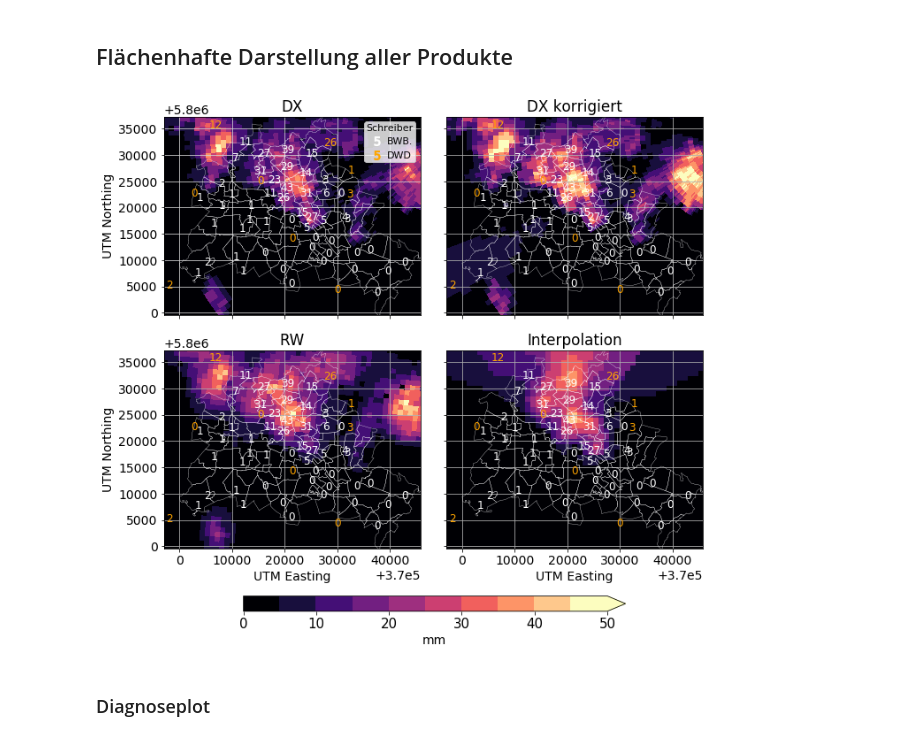
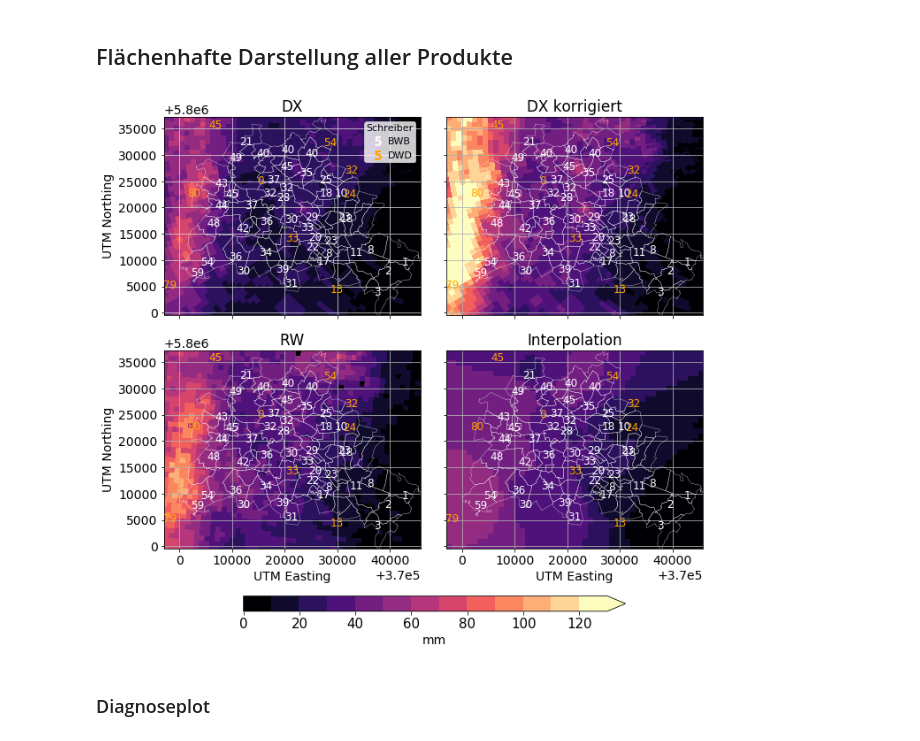
Before and after one commit to heistermann/rain-in-berlin, a Jupyter notebook: berlin_reanalysis-2019.ipynb, the cells around one changed output. Cells and saved outputs as stored; diff of their text form; code cells hidden in the pictures.

Commit message:
update text and figures in docs

```diff
--- a/berlin_reanalysis-2019.ipynb
+++ b/berlin_reanalysis-2019.ipynb
@@ -210,9 +210,9 @@ for rad in np.arange(1,7)*10000:
 #                               circle={'edgecolor': 'blue', "linewidth": 1., "linestyle":"-"})
 ax.plot([], [], ms=0, color="black", ls="--", label="Radarkreise (10-60 km)")
 #cb = plt.colorbar(pm, shrink=0.5)
-wradlib.vis.add_lines(ax, borders, color='black', lw=1)
-plt.plot(gauges.x, gauges.y, "go", markerfacecolor="tab:blue", mec="tab:blue", label="Regenschr. (BWB)")
-plt.plot(dwdg.x, dwdg.y, "go", markerfacecolor="tab:orange", mec="tab:orange", label="Regenschr. (DWD)")
+wradlib.vis.add_lines(ax, borders, color='black', lw=0.7)
+plt.plot(gauges.x, gauges.y, "go", markerfacecolor="None", mec="tab:blue", mew=2, label="Regenschr. (BWB)")
+plt.plot(dwdg.x, dwdg.y, "go", markerfacecolor="None", mec="tab:orange", mew=2, label="Regenschr. (DWD)")
 #for i in range(len(gauges)):
 #    plt.text(gauges.x[i], gauges.y[i], gauges.name[i][:5], horizontalalignment="left", color="red")
 
@@ -244,6 +244,6 @@ plt.savefig("docs/events/setup.png", dpi=300, bbox_inches="tight")
 # %%
-starts = ["2019-06-06 12:00:00", "2019-06-11 19:00:00", "2019-07-20 19:00:00", "2019-07-29 14:00:00", "2019-07-31 16:00:00", "2019-08-02 13:00:00"]
-ends   = ["2019-06-06 21:00:00", "2019-06-12 03:00:00", "2019-07-21 00:00:00", "2019-07-29 18:00:00", "2019-07-31 20:00:00", "2019-08-02 17:00:00"]
+starts = ["2019-06-06 12:00:00", "2019-06-11 19:00:00", "2019-07-20 20:00:00", "2019-07-29 14:00:00", "2019-07-31 16:00:00", "2019-08-02 13:00:00"]
+ends   = ["2019-06-06 21:00:00", "2019-06-12 02:00:00", "2019-07-20 23:00:00", "2019-07-29 17:00:00", "2019-07-31 20:00:00", "2019-08-02 16:00:00"]
 # %%
 plt.rc('font', **{'size'   : 12})
 
@@ -291,7 +287,7 @@ def proc_dx(dtimes, dxdirpattern):
                                                         b_max=0.7, b_min=0.65, n_b=6, gate_length=1.,
                                                         constraints=[wradlib.atten.constraint_dbz,
                                                                      wradlib.atten.constraint_pia],
-                                                        constraint_args=[[59.0], [10.0]])
+                                                        constraint_args=[[59.0], [15.0]])
     dxprec2 = h.dbz2depth(dbz + pia)
     print("")
     return(dxprec, dxprec2)
@@ -312,10 +308,16 @@ def proc_rw(dtimes, rwdirpattern):
     print("")
     return rwprec, dtimes_rw
 # %%
-eventix = 4
+eventix = 1
 dtimes = wradlib.util.from_to(starts[eventix], ends[eventix], 300)
 tmpg = gdata[starts[eventix]:ends[eventix]]
 tmpdwd = dwd[starts[eventix]:ends[eventix]]
+tmpdwdg = dwdg.copy()
+# deal with NaN
+for id in dwdg.index:
+    if len(np.where(np.isnan(tmpdwd[id]))[0]) > len(tmpdwd)*0.95:
+        tmpdwd = tmpdwd.drop([id], axis=1)
+        tmpdwdg = tmpdwdg.drop([id])
 # %%
 # Rain gauge indices for good and bad gauges
 # gix = np.array(gauges.flag=="")
@@ -423,7 +426,7 @@ linecolor = "white"
 
 cmap = plt.cm.magma#plt.cm.nipy_spectral
 
-bounds = np.arange(0, 55, 5)
+bounds = np.arange(0, 140, 10)
 lenmap = len(bounds) - 1
 colornums = [int(i*(cmap.N-1)/(lenmap-1)) for i in (np.arange(lenmap))]
 colors = [cmap(i) for i in colornums]
@@ -452,8 +455,8 @@ for i in gix:
     plt.text(gauges.x[i], gauges.y[i], "%d" % tmpg.sum()[i],
              horizontalalignment='center', verticalalignment='center',
              color="white", fontsize=12)
-for id in dwdg.index:
-    plt.text(dwdg.loc[id, "x"], dwdg.loc[id, "y"], "%d" % tmpdwd.sum()[id],
+for id in tmpdwdg.index:
+    plt.text(tmpdwdg.loc[id, "x"], tmpdwdg.loc[id, "y"], "%d" % tmpdwd.sum()[id],
              horizontalalignment='center', verticalalignment='center',
              color="orange", fontsize=12)
 plt.ticklabel_format(axis="x", useOffset=xoffset)
@@ -461,7 +464,7 @@ plt.ticklabel_format(axis="y", useOffset=yoffset)
 
 custom_lines = [Line2D([0], [0], marker="$5$", color="white", lw=0, ms=10),
                 Line2D([0], [0], marker="$5$", color="orange", lw=0, ms=10)]
-plt.legend(custom_lines, ['BWB.', 'DWD'], borderpad=0.2, handletextpad=0.1, fontsize=11,
+plt.legend(custom_lines, ['BWB', 'DWD'], borderpad=0.2, handletextpad=0.1, fontsize=11,
            title="Schreiber", title_fontsize=11)
 
 
@@ -482,8 +485,8 @@ for i in gix:
     plt.text(gauges.x[i], gauges.y[i], "%d" % tmpg.sum()[i],
              horizontalalignment='center', verticalalignment='center',
              color="white", fontsize=12)
-for id in dwdg.index:
-    plt.text(dwdg.loc[id, "x"], dwdg.loc[id, "y"], "%d" % tmpdwd.sum()[id],
+for id in tmpdwdg.index:
+    plt.text(tmpdwdg.loc[id, "x"], tmpdwdg.loc[id, "y"], "%d" % tmpdwd.sum()[id],
              horizontalalignment='center', verticalalignment='center',
              color="orange", fontsize=12)
 plt.ticklabel_format(axis="x", useOffset=xoffset)
@@ -506,8 +509,8 @@ for i in gix:
     plt.text(gauges.x[i], gauges.y[i], "%d" % tmpg.sum()[i],
              horizontalalignment='center', verticalalignment='center',
              color="white", fontsize=12)
-for id in dwdg.index:
-    plt.text(dwdg.loc[id, "x"], dwdg.loc[id, "y"], "%d" % tmpdwd.sum()[id],
+for id in tmpdwdg.index:
+    plt.text(tmpdwdg.loc[id, "x"], tmpdwdg.loc[id, "y"], "%d" % tmpdwd.sum()[id],
              horizontalalignment='center', verticalalignment='center',
              color="orange", fontsize=12)
 plt.ticklabel_format(axis="x", useOffset=xoffset)
@@ -521,36 +524,36 @@ ax.set_aspect("equal")
 pm = plt.pcolormesh(xtrg, ytrg, ip, cmap=listedcmap, norm=norm)
 wradlib.vis.add_lines(ax, borders, color=linecolor, lw=0.3)
 plt.grid()
 plt.xlabel("UTM Easting")#, fontsize=fontsize)
 #plt.ylabel("UTM Northing")
 #plt.xlim(bbox[0], bbox[1])
 #plt.ylim(bbox[2], bbox[3])
 plt.title("Interpolation")#, fontsize=fontsize)
 for i in gix:
     plt.text(gauges.x[i], gauges.y[i], "%d" % tmpg.sum()[i],
              horizontalalignment='center', verticalalignment='center',
              color="white", fontsize=12)
-for id in dwdg.index:
-    plt.text(dwdg.loc[id, "x"], dwdg.loc[id, "y"], "%d" % tmpdwd.sum()[id],
+for id in tmpdwdg.index:
+    plt.text(tmpdwdg.loc[id, "x"], tmpdwdg.loc[id, "y"], "%d" % tmpdwd.sum()[id],
              horizontalalignment='center', verticalalignment='center',
              color="orange", fontsize=12)
 ## Good gages which are in fact bad
 #bgix = np.where(np.array(gdata.sum()[gix]) < 20.)[0]
 #for i in gix[bgix]:
 #    plt.plot(gauges.x[i], gauges.y[i], "ro", mfc="None", ms=20, mew=2)
 plt.ticklabel_format(axis="x", useOffset=xoffset)
 plt.ticklabel_format(axis="y", useOffset=yoffset)
 
 plt.tight_layout()
 #fig.subplots_adjust(bottom=0.01)
 cbar_ax = fig.add_axes([0.25, -0.03, 0.6, 0.03])
 cb = fig.colorbar(pm, cax=cbar_ax, orientation="horizontal", extend="max")
 cb.set_label("mm")#, fontsize)#=fontsize)
 cb.ax.tick_params(labelsize=15)
 
 plt.savefig("docs/events/rainmap_%s.png" % eventnames[eventix], dpi=300, bbox_inches="tight")
 # %% [output]
-[figure, old version]
+[figure, new version]
 # %% [markdown]
 ### Diagnoseplot
 # %%
```
Also changed, not shown: parts of 8 cells of this notebook, 22 other files.
